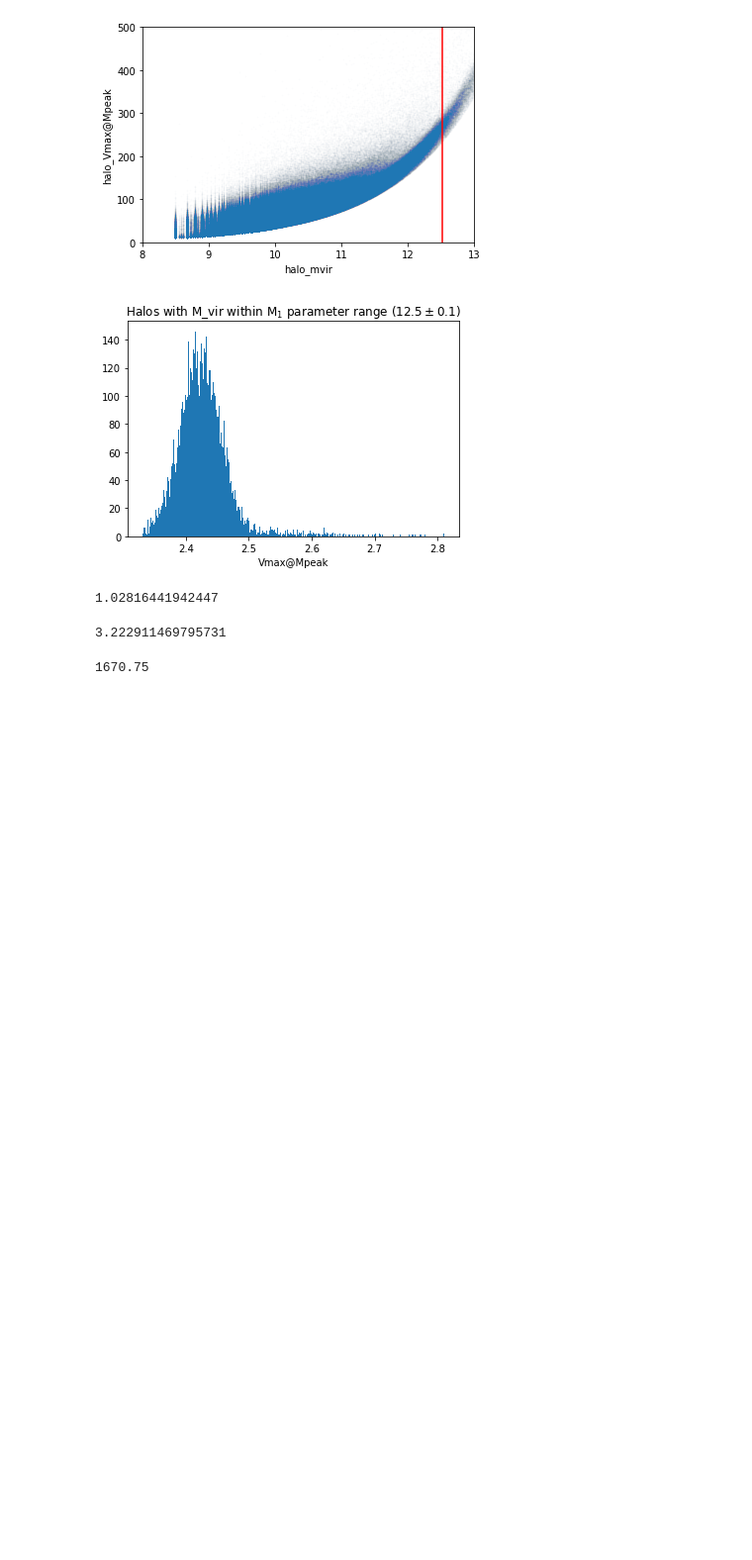
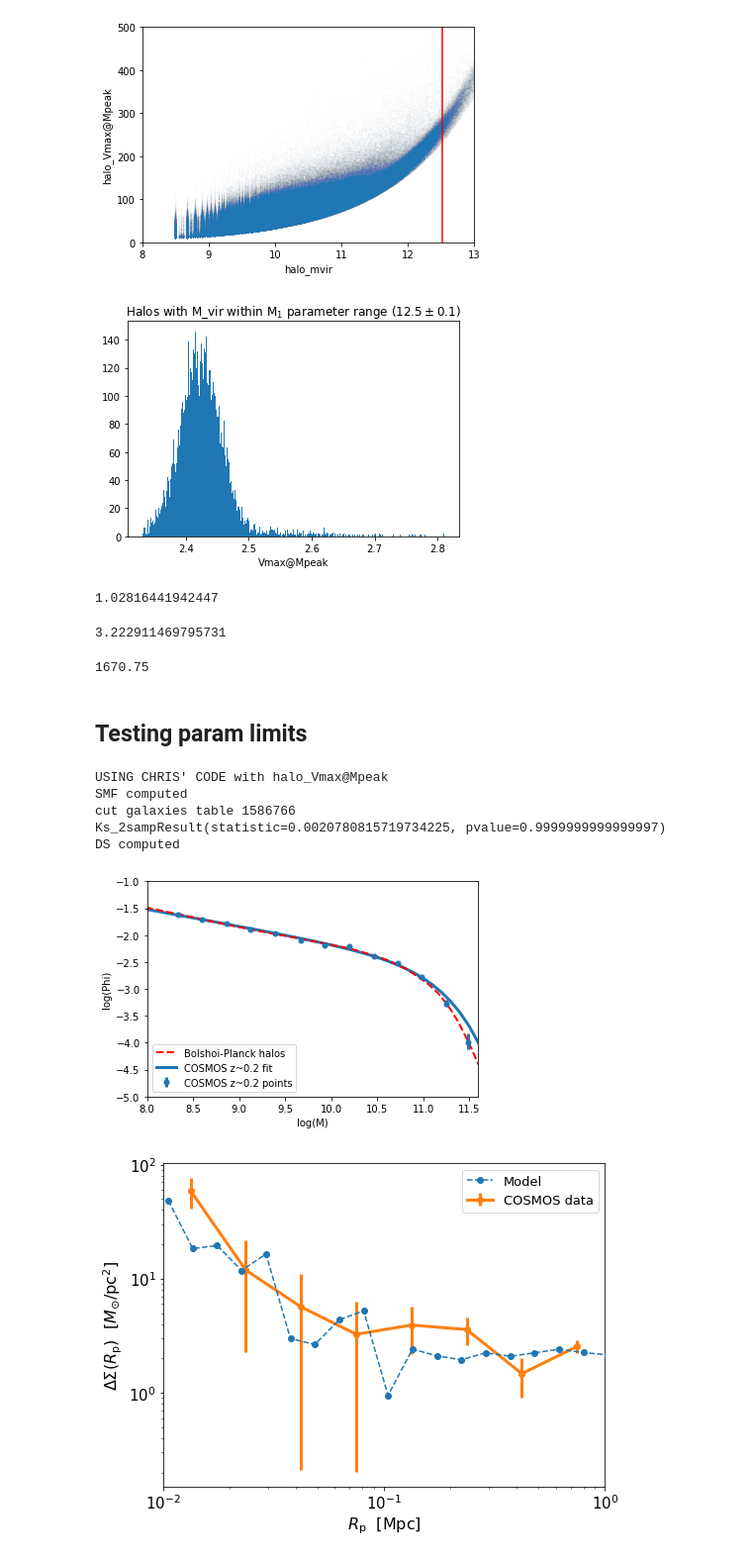
Before and after one commit to f-ardila/dwarf_lensing, a Jupyter notebook: MCMC/notebooks/MCMC_development.ipynb, the cells around one changed output. Shown at 99% size. Cells and saved outputs as stored; diff of their text form; code cells hidden in the pictures; blank space fills up the shorter version.

Commit message:
started checking some of the parameter upper limits for the next run

```diff
--- a/MCMC/notebooks/MCMC_development.ipynb
+++ b/MCMC/notebooks/MCMC_development.ipynb
@@ -15,7 +14,7 @@ from functions import *
 config_directory = '/Users/fardila/Documents/GitHub/dwarf_lensing/MCMC/config/'
 
 config_initial = parse_config(config_directory+'mcmc_config_test.yaml')
-config_initial = parse_config(config_directory+'mcmc_config_Vmax_3.yaml')
+config_initial = parse_config(config_directory+'mcmc_config_Vmax_4.yaml')
 config, cosmos_data, sim_data = initial_model(config_initial)
 # %% [output]
 5SHMR+scatter (Vmax@Mpeak)
@@ -476,3 +475,17 @@ np.log10(max(sim_data['halocat'].halo_table['halo_Vmax@Mpeak']))
 max(sim_data['halocat'].halo_table['halo_Vmax@Mpeak'])
 # %% [output]
 1670.75
+# %% [markdown]
+## Testing param limits
+# %%
+best_params = [ 0.50720583,  0.10804912,  2.7246083,  11.02051593,  0.11966145,  0.8532043,
+               0.02996565]
+plot_from_params(best_params, config, cosmos_data, sim_data)
+# %% [output]
+USING CHRIS' CODE with halo_Vmax@Mpeak
+SMF computed
+cut galaxies table 1586766
+Ks_2sampResult(statistic=0.0020780815719734225, pvalue=0.9999999999999997)
+DS computed
+[figure, added]
+[figure, added]
```
Also changed, not shown: parts of 3 cells of this notebook.
